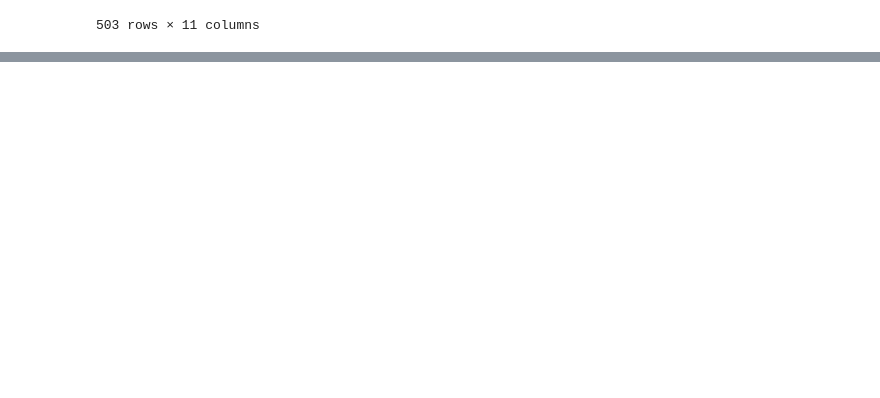
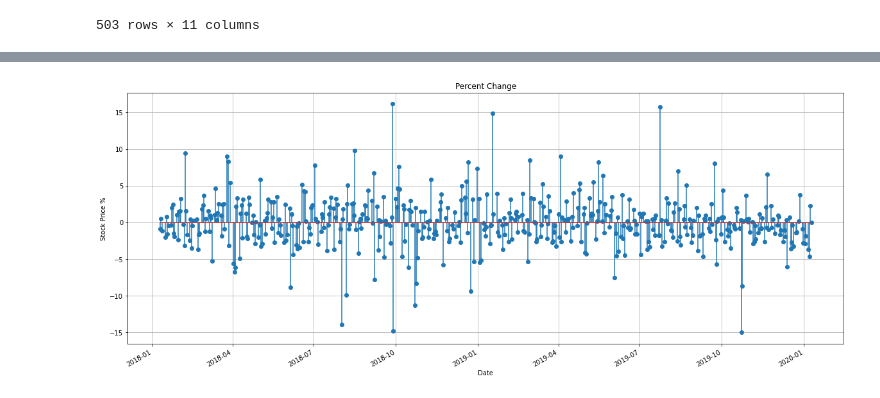
Before and after one commit to priyanshu-b20/StockMarketAnalysis, a Jupyter notebook: notebooks/DataExploration.ipynb, the cells around one changed output, grey strips where cells are left out. Saved outputs shown, nothing was run; the diff lists cells and outputs as text; code cells hidden in the pictures; blank space fills up the shorter version.

```diff
--- a/notebooks/DataExploration.ipynb
+++ b/notebooks/DataExploration.ipynb
@@ -305,0 +319,10 @@ df.to_csv('./stocks/TSLA01.csv', index=False)
+# %%
+plt.figure(figsize=(20,8))
+plt.stem(df['Date'],df['Percent Change'], use_line_collection=True)
+plt.xlabel('Date')
+plt.ylabel('Stock Price %')
+plt.title('Percent Change')
+plt.grid()
+plt.gcf().autofmt_xdate()
+# %% [output]
+[figure, added]
```
Also changed, not shown: parts of 12 cells of this notebook.
